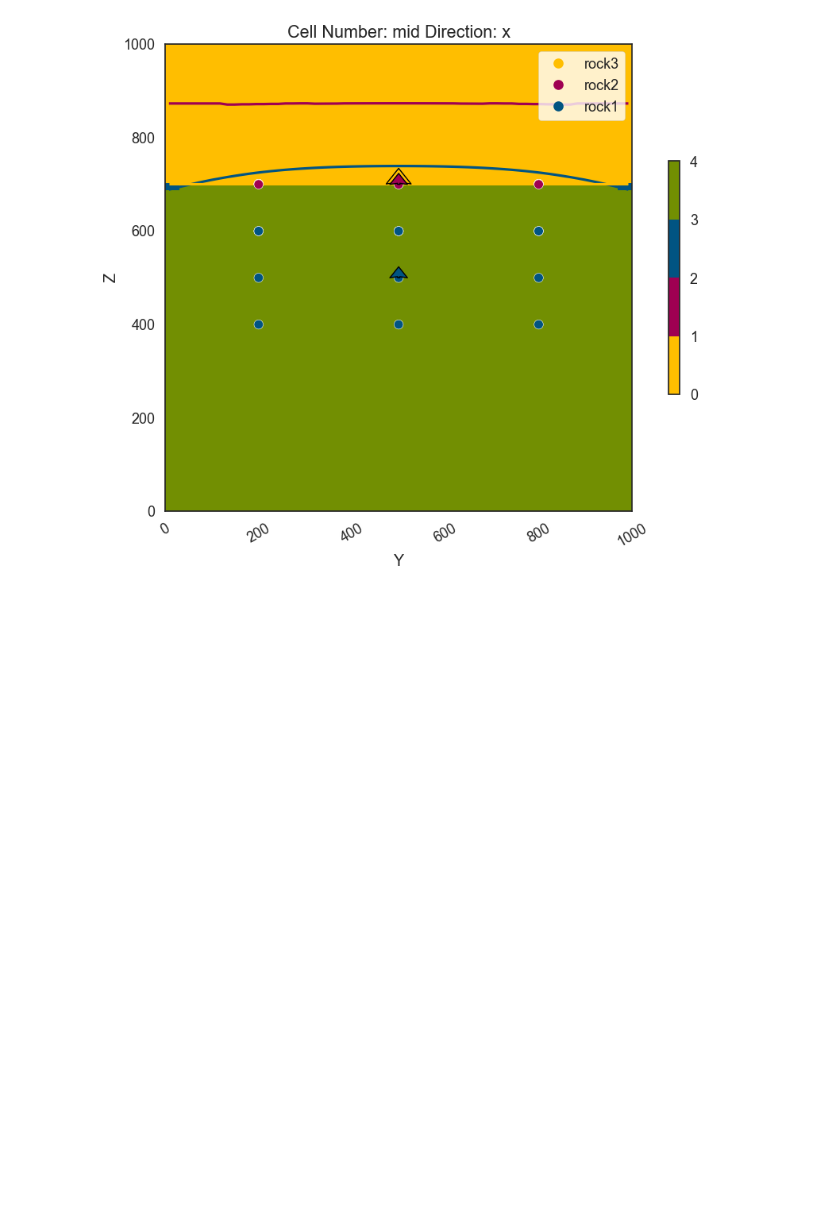
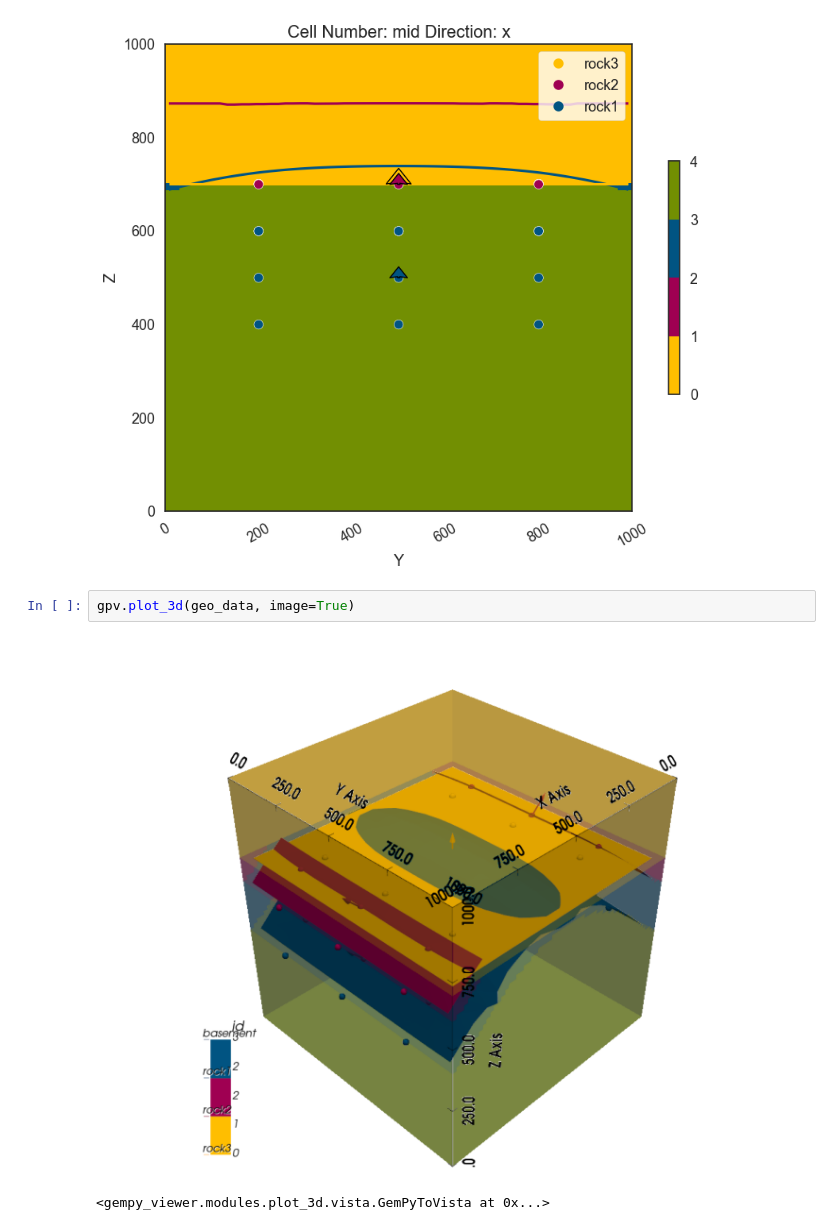
Before and after one commit to librairum/ModeladoGeologico, a Jupyter notebook: discordancia.ipynb, the cells around one changed output. Saved outputs shown, nothing was run; the diff lists cells and outputs as text; blank space fills up the shorter version.

```diff
--- a/discordancia.ipynb
+++ b/discordancia.ipynb
@@ -45,3 +45,8 @@ gpv.plot_3d(geo_data, direction='y')
 <gempy_viewer.modules.plot_3d.vista.GemPyToVista at 0x...>
 [figure]
 [figure]
+# %%
+gpv.plot_3d(geo_data, image=True)
+# %% [output]
+[figure, added]
+<gempy_viewer.modules.plot_3d.vista.GemPyToVista at 0x...>
```
Also changed, not shown: 3 other files.
